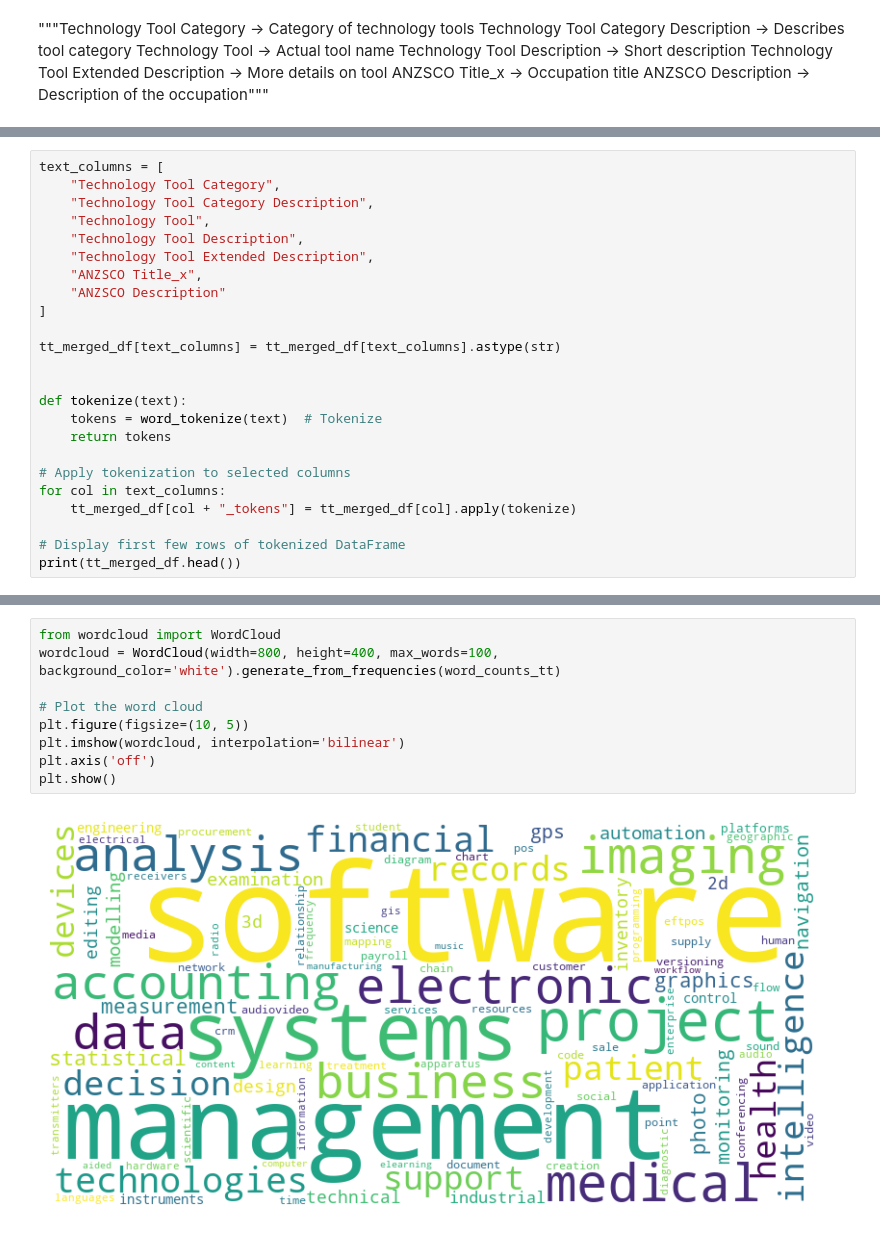
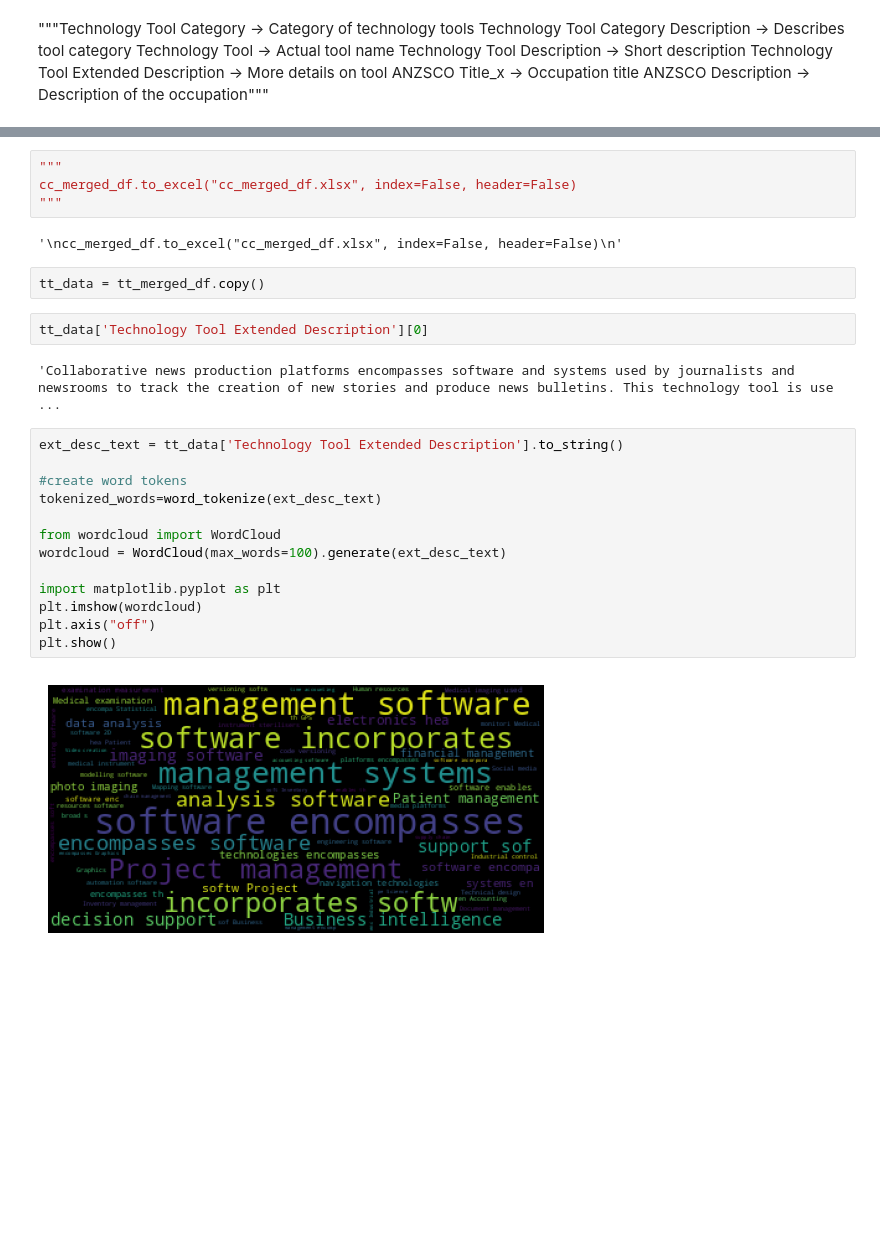
Before and after one commit to SidArora01/TextAnalysis-NLP-AT1, a Jupyter notebook: Initial EDA.ipynb, the cells around one changed output, grey strips where cells are left out. Cells and saved outputs as stored; diff of their text form; blank space fills up the shorter version.

```diff
--- a/Initial EDA.ipynb
+++ b/Initial EDA.ipynb
@@ -866,26 +863,2 @@ Data columns (total 11 columns):
 dtypes: int64(1), object(10)
 memory usage: 1.2+ MB
-# %%
-text_columns = [
-    "Technology Tool Category",
-    "Technology Tool Category Description",
-    "Technology Tool",
-    "Technology Tool Description",
-    "Technology Tool Extended Description",
-    "ANZSCO Title_x",
-    "ANZSCO Description"
-]
-
-tt_merged_df[text_columns] = tt_merged_df[text_columns].astype(str)
-
-
-def tokenize(text):
-    tokens = word_tokenize(text)  # Tokenize
-    return tokens
-
-# Apply tokenization to selected columns
-for col in text_columns:
-    tt_merged_df[col + "_tokens"] = tt_merged_df[col].apply(tokenize)
-
-# Display first few rows of tokenized DataFrame
-print(tt_merged_df.head())
@@ -968,11 +888,27 @@ print(tokenized_data[:3])  # Print first 3 tokenized sentences
+# %%
+"""
+cc_merged_df.to_excel("cc_merged_df.xlsx", index=False, header=False)
+"""
+# %% [output]
+'\ncc_merged_df.to_excel("cc_merged_df.xlsx", index=False, header=False)\n'
+# %%
+tt_data = tt_merged_df.copy()
+# %%
+tt_data['Technology Tool Extended Description'][0]
+# %% [output]
+'Collaborative news production platforms encompasses software and systems used by journalists and newsrooms to track the creation of new stories and produce news bulletins. This technology tool is use ...
 # %%
+ext_desc_text = tt_data['Technology Tool Extended Description'].to_string()
+
+#create word tokens
+tokenized_words=word_tokenize(ext_desc_text)
+
 from wordcloud import WordCloud
-wordcloud = WordCloud(width=800, height=400, max_words=100, background_color='white').generate_from_frequencies(word_counts_tt)
+wordcloud = WordCloud(max_words=100).generate(ext_desc_text)
 
-# Plot the word cloud
-plt.figure(figsize=(10, 5))
-plt.imshow(wordcloud, interpolation='bilinear')
-plt.axis('off')
+import matplotlib.pyplot as plt
+plt.imshow(wordcloud)
+plt.axis("off")
 plt.show()
 # %% [output]
-[figure, old version]
+[figure, new version]
```
Also changed, not shown: parts of 52 cells of this notebook.
